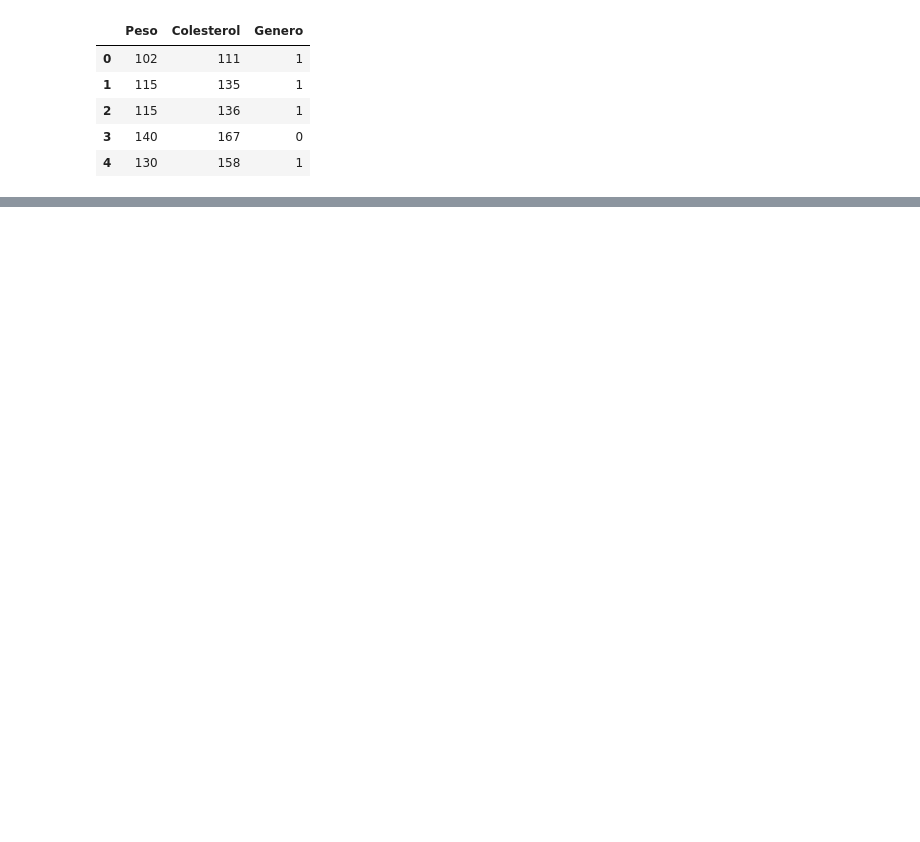
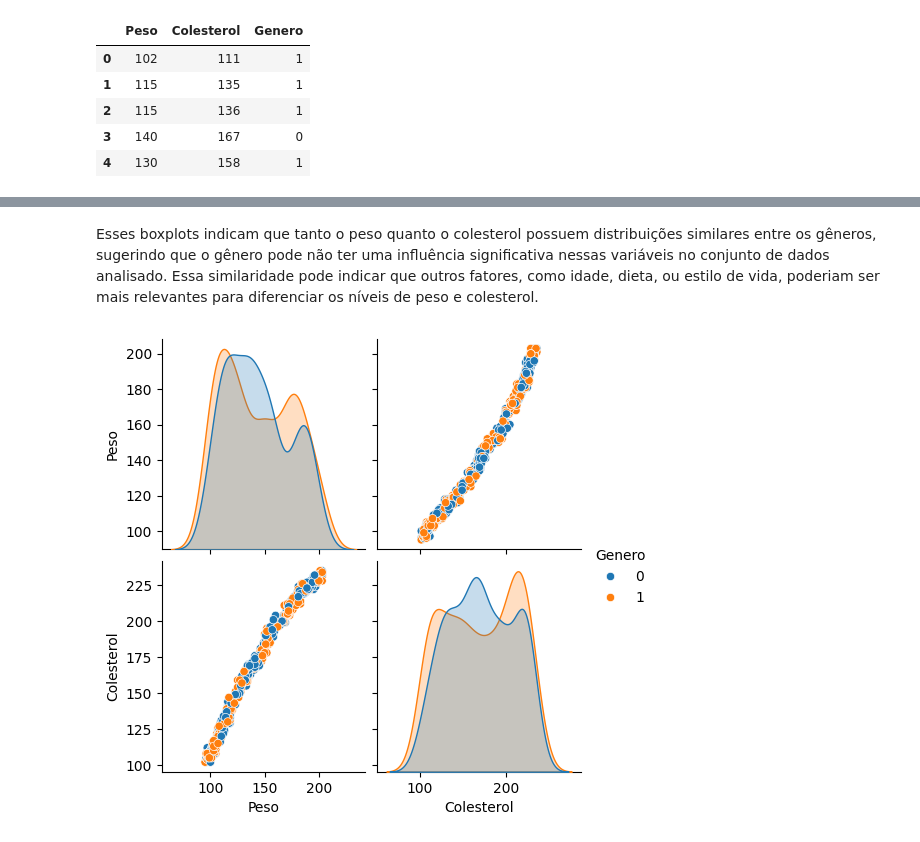
Before and after one commit to VitorFRodrigues/PUCMinas_DataScience, a Jupyter notebook: 06-Machine_Learning/Tarefas/Clusterizacao/Exec_pratic_clusterizacao.ipynb, the cells around one changed output, grey strips where cells are left out. Cells and saved outputs as stored; diff of their text form; code cells hidden in the pictures; blank space fills up the shorter version.

```diff
--- a/06-Machine_Learning/Tarefas/Clusterizacao/Exec_pratic_clusterizacao.ipynb
+++ b/06-Machine_Learning/Tarefas/Clusterizacao/Exec_pratic_clusterizacao.ipynb
@@ -32,0 +159,8 @@ dados.head()
+# %% [markdown]
+Esses boxplots indicam que tanto o peso quanto o colesterol possuem distribuições similares entre os gêneros, sugerindo que o gênero pode não ter uma influência significativa nessas variáveis no conjunto de dados analisado. Essa similaridade pode indicar que outros fatores, como idade, dieta, ou estilo de vida, poderiam ser mais relevantes para diferenciar os níveis de peso e colesterol.
+# %%
+# Pairplot para visualizar a relação entre todas as variáveis
+sns.pairplot(dados, hue='Genero')
+plt.show()
+# %% [output]
+[figure, added]
```
Also changed, not shown: parts of 28 cells of this notebook.
